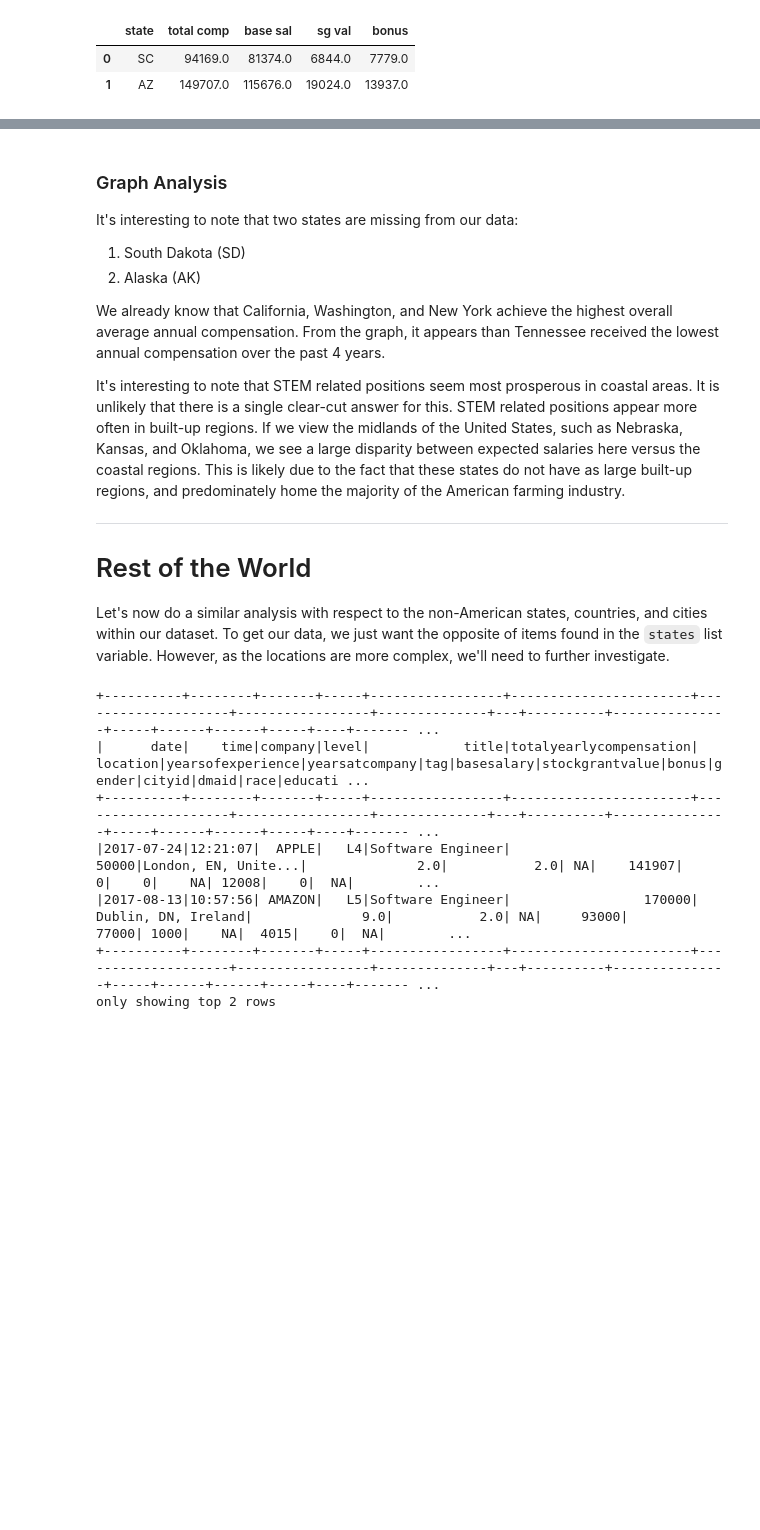
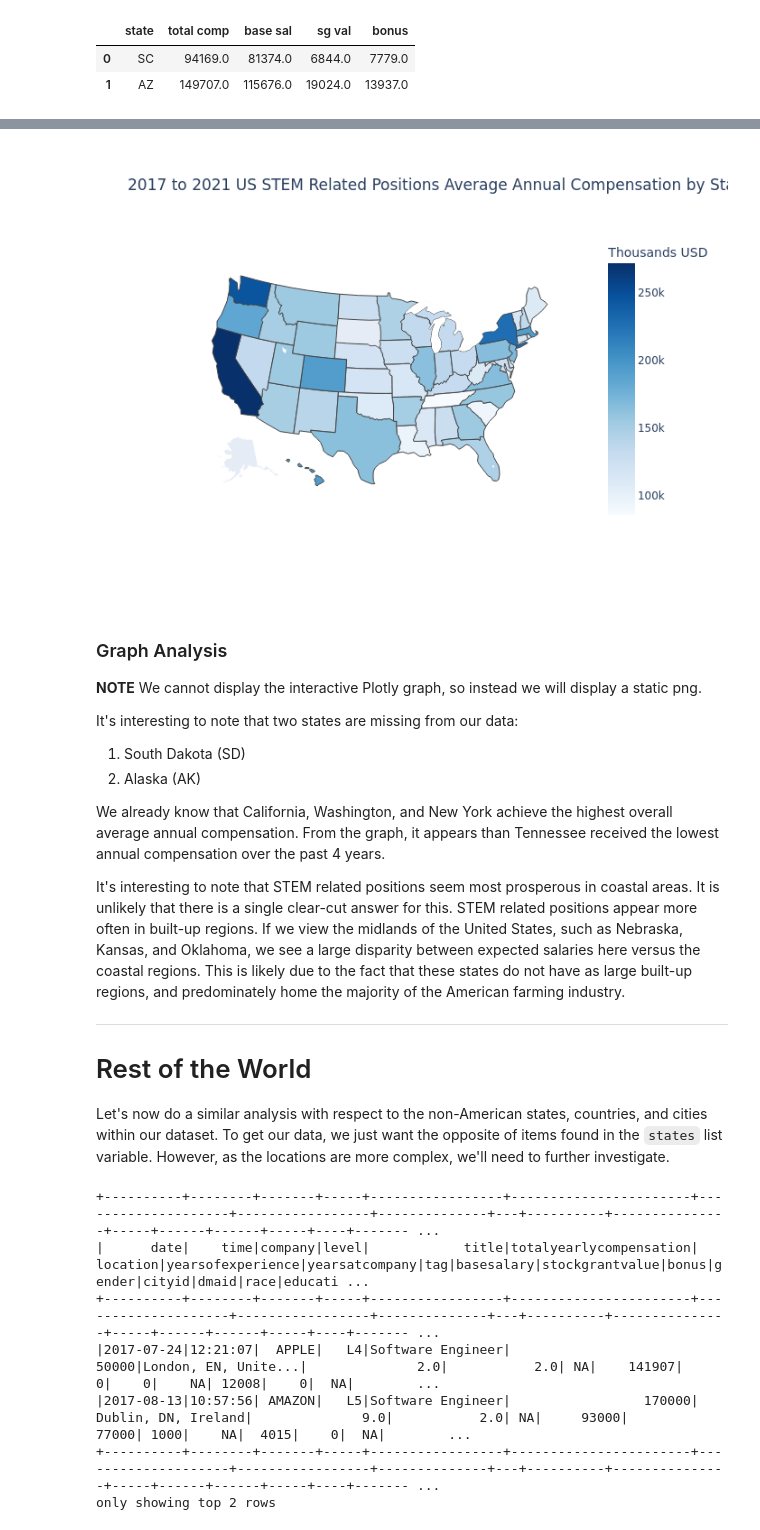
Before and after one commit to scummins00/ca4022_assignment_3, a Jupyter notebook: book/State Level Salary Comparison.ipynb, the cells around one changed output, grey strips where cells are left out. Drawn from its saved outputs; the diff is of its cells as text; code cells hidden in the pictures; blank space fills up the shorter version.

Commit message:
adding graph

```diff
--- a/book/State Level Salary Comparison.ipynb
+++ b/book/State Level Salary Comparison.ipynb
@@ -179,8 +180,17 @@ fig.update_layout(
 fig
 # %% [output]
 [interactive output not drawn]
+# %%
+from IPython.display import Image
+PATH = "../Graph Outputs/us-states.png"
+Image(filename=PATH, width=900)
+# %% [output]
+[figure, added]
 # %% [markdown]
 ### Graph Analysis
+
+**NOTE** We cannot display the interactive Plotly graph, so instead we will display a static png.
+
 It's interesting to note that two states are missing from our data:
 1. South Dakota (SD)
 2. Alaska (AK)
```
Also changed, not shown: parts of 1 cell of this notebook, 7 other files.
